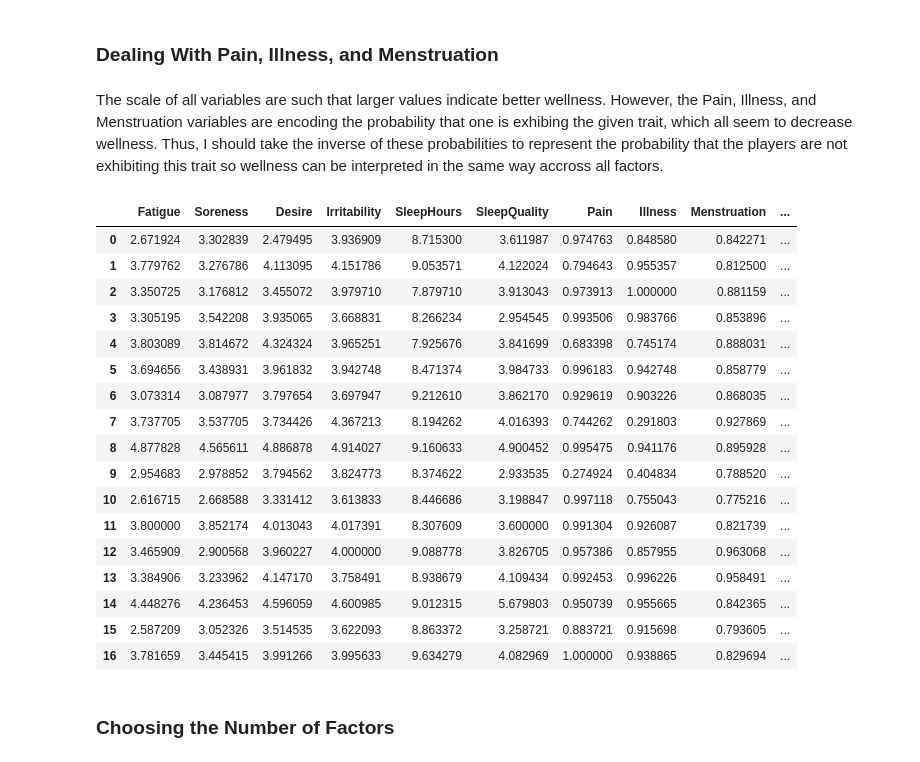
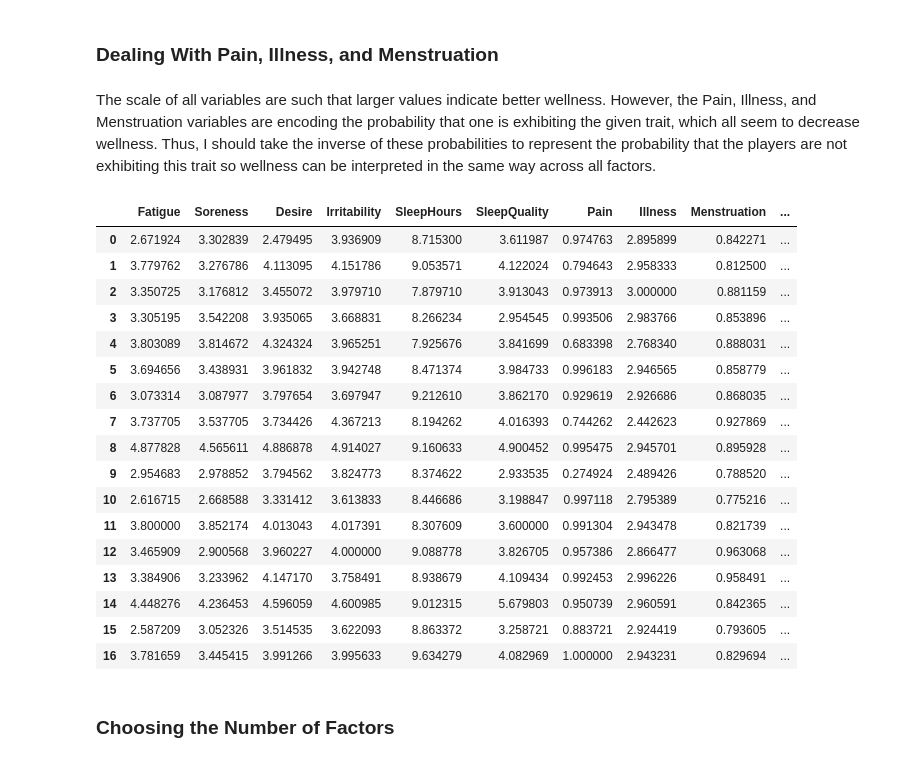
Before and after one commit to JoeRoussy/sta2453-project-1, a Jupyter notebook: 1_wellness_exploratory_and_factor_analysis.ipynb, the cells around one changed output. Cells and saved outputs as stored; diff of their text form; code cells hidden in the pictures.

```diff
--- a/wellness_exploratory_and_factor_analysis.ipynb
+++ b/1_wellness_exploratory_and_factor_analysis.ipynb
@@ -222,5 +279,5 @@ It turns out there is a medium category of `Slightly Off` between `Yes` and `No`
 # %%
-wellness_df['Illness'] = wellness_df['Illness'].map({'Yes': 3, 'Slightly Off': 1, 'No': 0})
+wellness_df['Illness'] = wellness_df['Illness'].map({'Yes': 1, 'Slightly Off': 2, 'No': 3})
 wellness_df.head()
 # %% [output]
 |  | Date | PlayerID | Fatigue | Soreness | Desire | Irritability | SleepHours | SleepQuality | ... |
@@ -256,5 +305,5 @@ This is a simple `Yes/No` column so we can encode it with integers 1 and 0.
 # %%
-wellness_df['Menstruation'] = wellness_df['Menstruation'].map(dict(Yes=1, No=0))
+wellness_df['Menstruation'] = wellness_df['Menstruation'].map(dict(Yes=0, No=1))
 wellness_df.head()
 # %% [output]
 |  | Date | PlayerID | Fatigue | Soreness | Desire | Irritability | SleepHours | SleepQuality | ... |
@@ -283,5 +331,0 @@ There are a pretty solid amont of missing values but it would be nice to still i
-# %%
-normalized_nutrition_value_counts = wellness_df['Nutrition'].value_counts(normalize=True)
-missing_nutrition_indicies = wellness_df['Nutrition'].isnull()
-wellness_df.loc[missing_nutrition_indicies, 'Nutrition'] = np.random.choice(normalized_nutrition_value_counts.index, size=len(wellness_df[missing_nutrition_indicies]), p=normalized_nutrition_value_counts.values)
-wellness_df.head()
@@ -294,0 +332,13 @@ wellness_df.head()
+# %%
+def impute_nutrition(row):
+    if (isinstance(row['Nutrition'], float) and (np.isnan(row['Nutrition']))):
+        normalized_nutrition_value_counts = wellness_df[wellness_df['PlayerID'] == row['PlayerID']]['Nutrition'].value_counts(normalize=True)
+
+        return np.random.choice(normalized_nutrition_value_counts.index, size=1, p=normalized_nutrition_value_counts.values)[0]
+    else:
+        return row['Nutrition']
+
+non_imputed_wellness_df = wellness_df.copy() # We save this for factor analysis on non-imputed data
+wellness_df['Nutrition'] = wellness_df.apply(impute_nutrition, axis=1)
+
+wellness_df.head()
@@ -655,32 +683,35 @@ From the perspective of the KMO test, training readiness is the least adequate o
 # %% [markdown]
 ### Dealing With Pain, Illness, and Menstruation
 # %% [markdown]
-The scale of all variables are such that larger values indicate better wellness. However, the Pain, Illness, and Menstruation variables are encoding the probability that one is exhibing the given trait, which all seem to decrease wellness. Thus, I should take the inverse of these probabilities to represent the probability that the players are not exhibiting this trait so wellness can be interpreted in the same way accross all factors.
+The scale of all variables are such that larger values indicate better wellness. However, the Pain, Illness, and Menstruation variables are encoding the probability that one is exhibiting the given trait, which all seem to decrease wellness. Thus, I should take the inverse of these probabilities to represent the probability that the players are not exhibiting this trait so wellness can be interpreted in the same way across all factors.
 # %%
-wellness_df['Pain'] = 1 - wellness_df['Pain']
-wellness_df['Illness'] = 1 - wellness_df['Illness']
-wellness_df['Menstruation'] = 1 - wellness_df['Menstruation']
-pca_df = wellness_df.copy() # Added in for bonus at end of document
+#wellness_df['Pain'] = 1 - wellness_df['Pain']
+#wellness_df['Illness'] = 1 - wellness_df['Illness']
+#wellness_df['Menstruation'] = 1 - wellness_df['Menstruation']
+pca_df = wellness_df.copy() # Added in for PCA at end of document
+#non_imputed_wellness_df['Pain'] = 1 - non_imputed_wellness_df['Pain']
+#non_imputed_wellness_df['Illness'] = 1 - non_imputed_wellness_df['Illness']
+#non_imputed_wellness_df['Menstruation'] = 1 - non_imputed_wellness_df['Menstruation']
 wellness_df
 # %% [output]
 |  | Fatigue | Soreness | Desire | Irritability | SleepHours | SleepQuality | Pain | Illness | Menstruation | ... |
-| 0 | 2.671924 | 3.302839 | 2.479495 | 3.936909 | 8.715300 | 3.611987 | 0.974763 | 0.848580 | 0.842271 | ... |
-| 1 | 3.779762 | 3.276786 | 4.113095 | 4.151786 | 9.053571 | 4.122024 | 0.794643 | 0.955357 | 0.812500 | ... |
-| 2 | 3.350725 | 3.176812 | 3.455072 | 3.979710 | 7.879710 | 3.913043 | 0.973913 | 1.000000 | 0.881159 | ... |
-| 3 | 3.305195 | 3.542208 | 3.935065 | 3.668831 | 8.266234 | 2.954545 | 0.993506 | 0.983766 | 0.853896 | ... |
-| 4 | 3.803089 | 3.814672 | 4.324324 | 3.965251 | 7.925676 | 3.841699 | 0.683398 | 0.745174 | 0.888031 | ... |
-| 5 | 3.694656 | 3.438931 | 3.961832 | 3.942748 | 8.471374 | 3.984733 | 0.996183 | 0.942748 | 0.858779 | ... |
-| 6 | 3.073314 | 3.087977 | 3.797654 | 3.697947 | 9.212610 | 3.862170 | 0.929619 | 0.903226 | 0.868035 | ... |
-| 7 | 3.737705 | 3.537705 | 3.734426 | 4.367213 | 8.194262 | 4.016393 | 0.744262 | 0.291803 | 0.927869 | ... |
-| 8 | 4.877828 | 4.565611 | 4.886878 | 4.914027 | 9.160633 | 4.900452 | 0.995475 | 0.941176 | 0.895928 | ... |
-| 9 | 2.954683 | 2.978852 | 3.794562 | 3.824773 | 8.374622 | 2.933535 | 0.274924 | 0.404834 | 0.788520 | ... |
-| 10 | 2.616715 | 2.668588 | 3.331412 | 3.613833 | 8.446686 | 3.198847 | 0.997118 | 0.755043 | 0.775216 | ... |
-| 11 | 3.800000 | 3.852174 | 4.013043 | 4.017391 | 8.307609 | 3.600000 | 0.991304 | 0.926087 | 0.821739 | ... |
-| 12 | 3.465909 | 2.900568 | 3.960227 | 4.000000 | 9.088778 | 3.826705 | 0.957386 | 0.857955 | 0.963068 | ... |
-| 13 | 3.384906 | 3.233962 | 4.147170 | 3.758491 | 8.938679 | 4.109434 | 0.992453 | 0.996226 | 0.958491 | ... |
-| 14 | 4.448276 | 4.236453 | 4.596059 | 4.600985 | 9.012315 | 5.679803 | 0.950739 | 0.955665 | 0.842365 | ... |
-| 15 | 2.587209 | 3.052326 | 3.514535 | 3.622093 | 8.863372 | 3.258721 | 0.883721 | 0.915698 | 0.793605 | ... |
-| 16 | 3.781659 | 3.445415 | 3.991266 | 3.995633 | 9.634279 | 4.082969 | 1.000000 | 0.938865 | 0.829694 | ... |
+| 0 | 2.671924 | 3.302839 | 2.479495 | 3.936909 | 8.715300 | 3.611987 | 0.974763 | 2.895899 | 0.842271 | ... |
+| 1 | 3.779762 | 3.276786 | 4.113095 | 4.151786 | 9.053571 | 4.122024 | 0.794643 | 2.958333 | 0.812500 | ... |
+| 2 | 3.350725 | 3.176812 | 3.455072 | 3.979710 | 7.879710 | 3.913043 | 0.973913 | 3.000000 | 0.881159 | ... |
+| 3 | 3.305195 | 3.542208 | 3.935065 | 3.668831 | 8.266234 | 2.954545 | 0.993506 | 2.983766 | 0.853896 | ... |
+| 4 | 3.803089 | 3.814672 | 4.324324 | 3.965251 | 7.925676 | 3.841699 | 0.683398 | 2.768340 | 0.888031 | ... |
+| 5 | 3.694656 | 3.438931 | 3.961832 | 3.942748 | 8.471374 | 3.984733 | 0.996183 | 2.946565 | 0.858779 | ... |
+| 6 | 3.073314 | 3.087977 | 3.797654 | 3.697947 | 9.212610 | 3.862170 | 0.929619 | 2.926686 | 0.868035 | ... |
+| 7 | 3.737705 | 3.537705 | 3.734426 | 4.367213 | 8.194262 | 4.016393 | 0.744262 | 2.442623 | 0.927869 | ... |
+| 8 | 4.877828 | 4.565611 | 4.886878 | 4.914027 | 9.160633 | 4.900452 | 0.995475 | 2.945701 | 0.895928 | ... |
+| 9 | 2.954683 | 2.978852 | 3.794562 | 3.824773 | 8.374622 | 2.933535 | 0.274924 | 2.489426 | 0.788520 | ... |
+| 10 | 2.616715 | 2.668588 | 3.331412 | 3.613833 | 8.446686 | 3.198847 | 0.997118 | 2.795389 | 0.775216 | ... |
+| 11 | 3.800000 | 3.852174 | 4.013043 | 4.017391 | 8.307609 | 3.600000 | 0.991304 | 2.943478 | 0.821739 | ... |
+| 12 | 3.465909 | 2.900568 | 3.960227 | 4.000000 | 9.088778 | 3.826705 | 0.957386 | 2.866477 | 0.963068 | ... |
+| 13 | 3.384906 | 3.233962 | 4.147170 | 3.758491 | 8.938679 | 4.109434 | 0.992453 | 2.996226 | 0.958491 | ... |
+| 14 | 4.448276 | 4.236453 | 4.596059 | 4.600985 | 9.012315 | 5.679803 | 0.950739 | 2.960591 | 0.842365 | ... |
+| 15 | 2.587209 | 3.052326 | 3.514535 | 3.622093 | 8.863372 | 3.258721 | 0.883721 | 2.924419 | 0.793605 | ... |
+| 16 | 3.781659 | 3.445415 | 3.991266 | 3.995633 | 9.634279 | 4.082969 | 1.000000 | 2.943231 | 0.829694 | ... |
 # %% [markdown]
 ### Choosing the Number of Factors
 # %%
```
Also changed, not shown: parts of 187 cells of this notebook, 5 other files.
